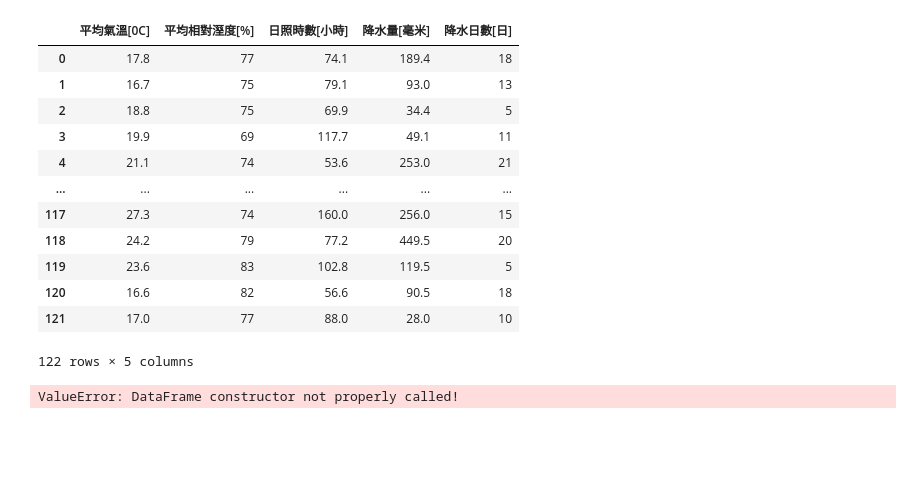
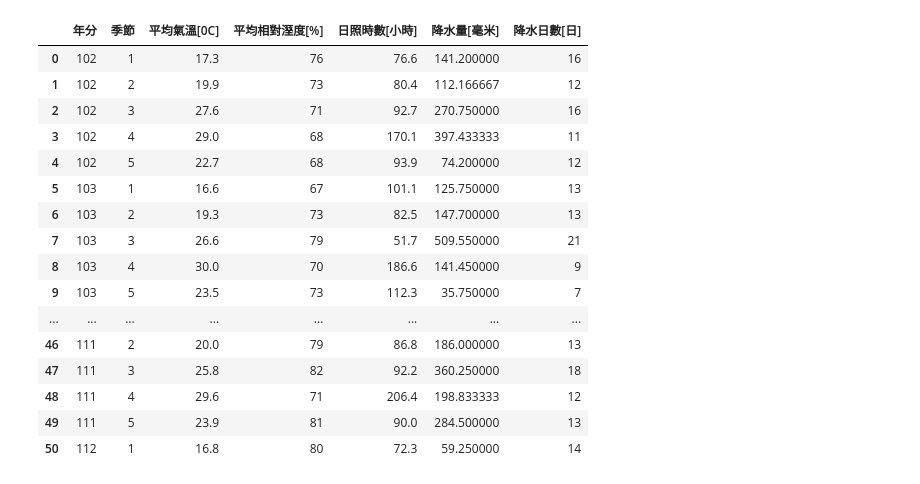
Before and after one commit to Kai-Chng-Yang/sideProject, a Jupyter notebook: AQI_0602/year_season.ipynb, the cells around one changed output. Saved outputs shown, nothing was run; the diff lists cells and outputs as text; code cells hidden in the pictures; blank space fills up the shorter version.

```diff
--- a/AQI_0602/year_season.ipynb
+++ b/AQI_0602/year_season.ipynb
@@ -1,29 +1,34 @@
 # %%
-import pandas as pd
-df = pd.read_csv('taipei_season.csv')
+'''import pandas as pd
+df = pd.read_csv('taipei_season.csv')#每月
 df['季節'].unique()
 dict1 = {'冬季':1, '春雨':2, '梅雨':3, '夏季':4, '秋季':5}
 df['季節'].replace(dict1, inplace=True)
 df1 = df[['平均氣溫[0C]','平均相對溼度[%]','日照時數[小時]','降水量[毫米]','降水日數[日]']]
-df1
+df1.corr()'''
-# %% [output]
-|  | 平均氣溫[0C] | 平均相對溼度[%] | 日照時數[小時] | 降水量[毫米] | 降水日數[日] |
-| 0 | 17.8 | 77 | 74.1 | 189.4 | 18 |
-| 1 | 16.7 | 75 | 79.1 | 93.0 | 13 |
-| 2 | 18.8 | 75 | 69.9 | 34.4 | 5 |
-| 3 | 19.9 | 69 | 117.7 | 49.1 | 11 |
-| 4 | 21.1 | 74 | 53.6 | 253.0 | 21 |
-| ... | ... | ... | ... | ... | ... |
-| 117 | 27.3 | 74 | 160.0 | 256.0 | 15 |
-| 118 | 24.2 | 79 | 77.2 | 449.5 | 20 |
-| 119 | 23.6 | 83 | 102.8 | 119.5 | 5 |
-| 120 | 16.6 | 82 | 56.6 | 90.5 | 18 |
-| 121 | 17.0 | 77 | 88.0 | 28.0 | 10 |
-122 rows × 5 columns
 # %%
 import pandas as pd
-df = pd.DataFrame('taipei_season.csv')
-df1 = df[['平均氣溫[0C]','平均相對溼度[%]','日照時數[小時]','降水量[毫米]','降水日數[日]']]
-df1
+avg = pd.read_csv('taipei_season_average.csv')#各季
+avg['季節'].unique()
+dict1 = {'冬季':1, '春雨':2, '梅雨':3, '夏季':4, '秋季':5}
+avg['季節'].replace(dict1, inplace=True)
+avg = avg[['年分','季節','平均氣溫[0C]','平均相對溼度[%]','日照時數[小時]','降水量[毫米]','降水日數[日]']]
+avg
 # %% [output]
-ValueError: DataFrame constructor not properly called!
+|  | 年分 | 季節 | 平均氣溫[0C] | 平均相對溼度[%] | 日照時數[小時] | 降水量[毫米] | 降水日數[日] |
+| 0 | 102 | 1 | 17.3 | 76 | 76.6 | 141.200000 | 16 |
+| 1 | 102 | 2 | 19.9 | 73 | 80.4 | 112.166667 | 12 |
+| 2 | 102 | 3 | 27.6 | 71 | 92.7 | 270.750000 | 16 |
+| 3 | 102 | 4 | 29.0 | 68 | 170.1 | 397.433333 | 11 |
+| 4 | 102 | 5 | 22.7 | 68 | 93.9 | 74.200000 | 12 |
+| 5 | 103 | 1 | 16.6 | 67 | 101.1 | 125.750000 | 13 |
+| 6 | 103 | 2 | 19.3 | 73 | 82.5 | 147.700000 | 13 |
+| 7 | 103 | 3 | 26.6 | 79 | 51.7 | 509.550000 | 21 |
+| 8 | 103 | 4 | 30.0 | 70 | 186.6 | 141.450000 | 9 |
+| 9 | 103 | 5 | 23.5 | 73 | 112.3 | 35.750000 | 7 |
+| ... | ... | ... | ... | ... | ... | ... | ... |
+| 46 | 111 | 2 | 20.0 | 79 | 86.8 | 186.000000 | 13 |
+| 47 | 111 | 3 | 25.8 | 82 | 92.2 | 360.250000 | 18 |
+| 48 | 111 | 4 | 29.6 | 71 | 206.4 | 198.833333 | 12 |
+| 49 | 111 | 5 | 23.9 | 81 | 90.0 | 284.500000 | 13 |
+| 50 | 112 | 1 | 16.8 | 80 | 72.3 | 59.250000 | 14 |
```
Also changed, not shown: parts of 2 cells of this notebook, 1 other file.
